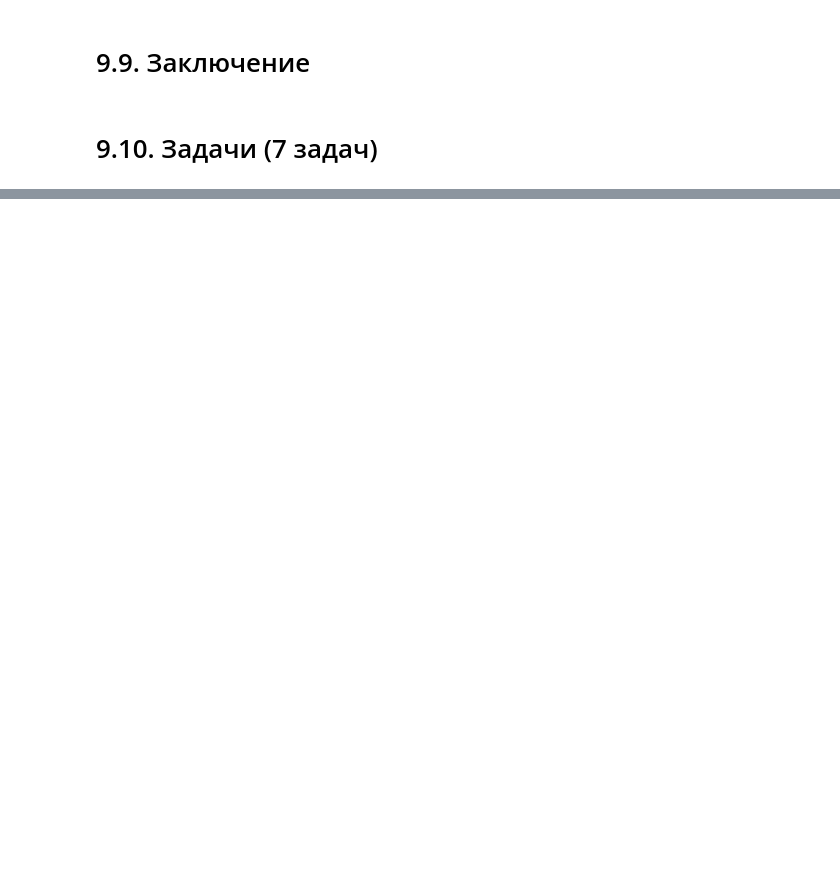
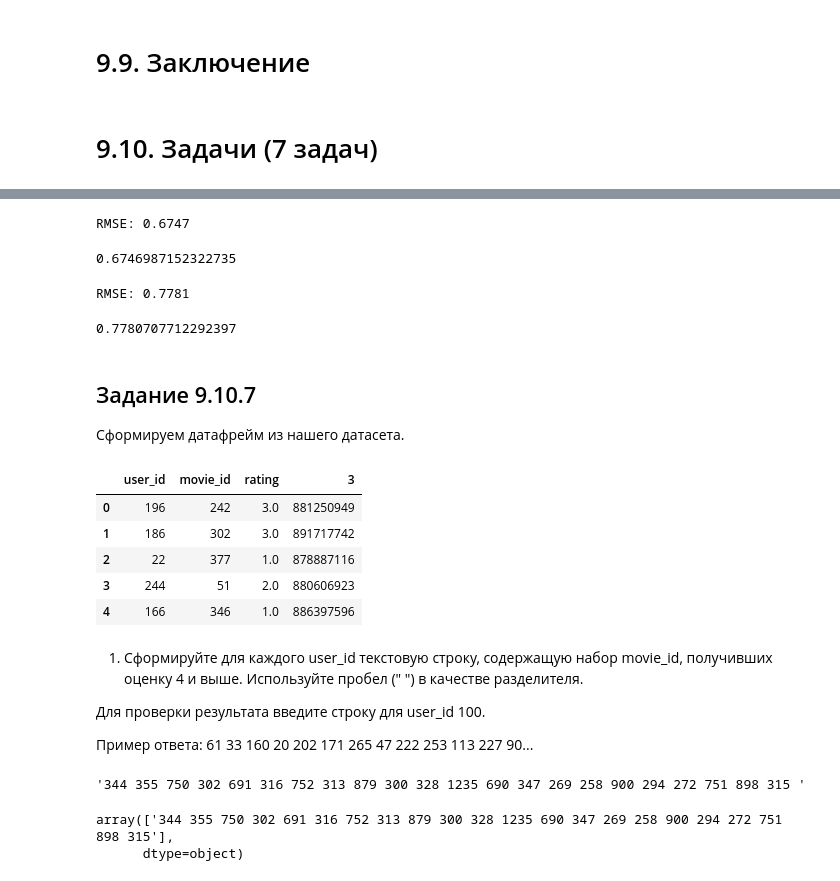
Before and after one commit to IvanRumyantsev/Skillfactory_DST_10, a Jupyter notebook: Юнит 7. Machine Learning в продакшн/ML-9. Рекомендательные системы в МО/ML-9. Рекомендательные системы в МО.ipynb, the cells around one changed output, grey strips where cells are left out. Saved outputs shown, nothing was run; the diff lists cells and outputs as text; code cells hidden in the pictures; blank space fills up the shorter version.

```diff
--- a/Юнит 7. Machine Learning в продакшн/ML-9. Рекомендательные системы в МО/ML-9. Рекомендательные системы в МО.ipynb
+++ b/Юнит 7. Machine Learning в продакшн/ML-9. Рекомендательные системы в МО/ML-9. Рекомендательные системы в МО.ipynb
@@ -534,0 +705,4 @@ array(['High Fidelity', 'American Beauty', 'Clerks',
+# %%
+data = surprise.Dataset.load_builtin("ml-100k")
+trainingSet = data.build_full_trainset()
+testSet = trainingSet.build_testset()
@@ -534,0 +774,4 @@ array(['High Fidelity', 'American Beauty', 'Clerks',
+# %%
+data = surprise.Dataset.load_builtin("ml-100k")
+trainingSet = data.build_full_trainset()
+testSet = trainingSet.build_testset()
@@ -534,0 +807,46 @@ array(['High Fidelity', 'American Beauty', 'Clerks',
+# %%
+surprise.accuracy.rmse(predictions_svd)
+# %% [output]
+RMSE: 0.6747
+0.6746987152322735
+# %%
+surprise.accuracy.rmse(predictions_knn)
+# %% [output]
+RMSE: 0.7781
+0.7780707712292397
+# %% [markdown]
+## Задание 9.10.7
+
+Cформируем датафрейм из нашего датасета.
+# %%
+data = surprise.Dataset.load_builtin("ml-100k")
+df = pd.DataFrame(data.raw_ratings)
+df.columns = ['user_id', 'movie_id', 'rating', 3]
+df.head()
+# %% [output]
+|  | user_id | movie_id | rating | 3 |
+| 0 | 196 | 242 | 3.0 | 881250949 |
+| 1 | 186 | 302 | 3.0 | 891717742 |
+| 2 | 22 | 377 | 1.0 | 878887116 |
+| 3 | 244 | 51 | 2.0 | 880606923 |
+| 4 | 166 | 346 | 1.0 | 886397596 |
+# %% [markdown]
+1. Сформируйте для каждого user_id текстовую строку, содержащую набор movie_id, получивших оценку 4 и выше. Используйте пробел (" ") в качестве разделителя.
+
+Для проверки результата введите строку для user_id 100.
+
+Пример ответа: 61 33 160 20 202 171 265 47 222 253 113 227 90...
+# %%
+answer = ''
+for s in list(df[(df.user_id == '100')&(df.rating >= 4)].movie_id.values):
+    answer+=s
+    answer+=' '
+answer
+# %% [output]
+'344 355 750 302 691 316 752 313 879 300 328 1235 690 347 269 258 900 294 272 751 898 315 '
+# %%
+df_r_4_5 = df[(df.rating >= 4)][['user_id','movie_id']]
+df_r_4_5.groupby('user_id').agg([lambda m: ' '.join([str(m_id) for m_id in m])]).loc['100'].values
+# %% [output]
+array(['344 355 750 302 691 316 752 313 879 300 328 1235 690 347 269 258 900 294 272 751 898 315'],
+      dtype=object)
```
Also changed, not shown: parts of 67 cells of this notebook, 1 other file.
